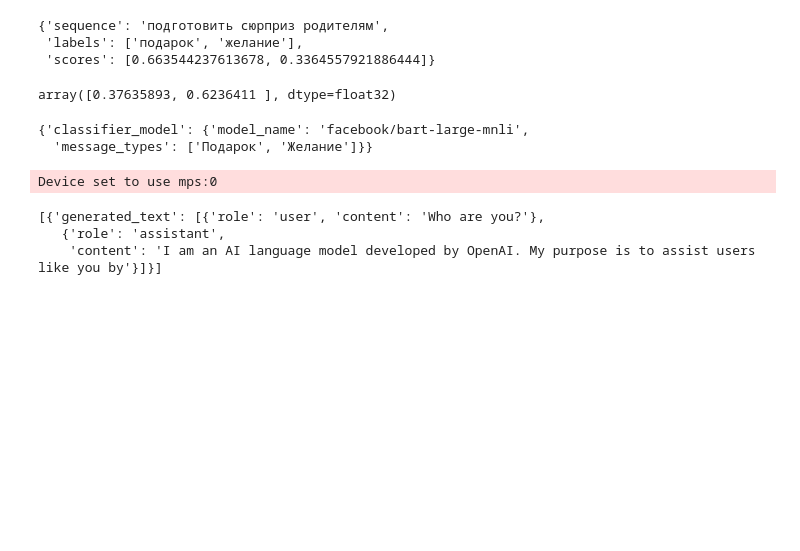
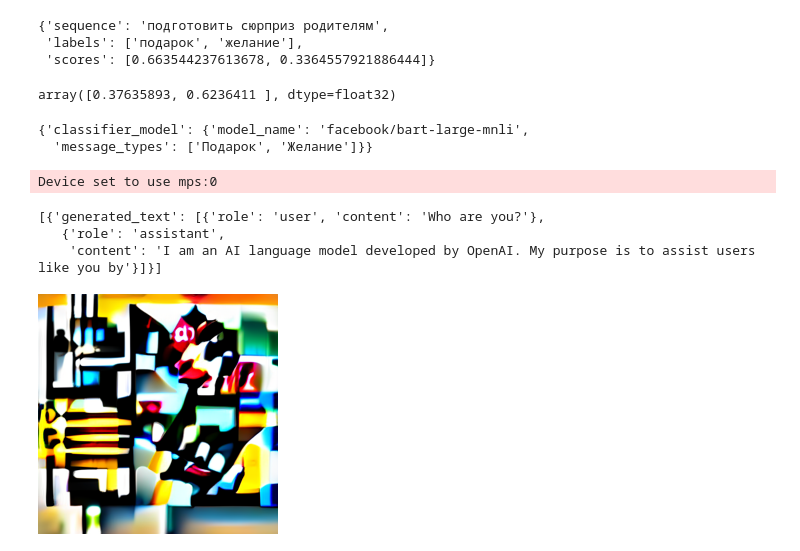
Before and after one commit to akon1te/AI-telegram-bot, a Jupyter notebook: test.ipynb, the cells around one changed output. Cells and saved outputs as stored; diff of their text form; code cells hidden in the pictures; blank space fills up the shorter version.

Commit message:
add sd pipeline

```diff
--- a/test.ipynb
+++ b/test.ipynb
@@ -67,3 +64,15 @@ Device set to use mps:0
 [{'generated_text': [{'role': 'user', 'content': 'Who are you?'},
    {'role': 'assistant',
     'content': 'I am an AI language model developed by OpenAI. My purpose is to assist users like you by'}]}]
+# %%
+from diffusers import DiffusionPipeline
+import torch
+
+pipe = DiffusionPipeline.from_pretrained("stabilityai/stable-diffusion-xl-base-1.0")
+# %%
+prompt = "Новогодний подарок"
+image = pipe(prompt, num_inference_steps=5, height=240, width=240).images[0]
+# %%
+image
+# %% [output]
+[figure, added]
```
Also changed, not shown: parts of 4 cells of this notebook, 4 other files.
